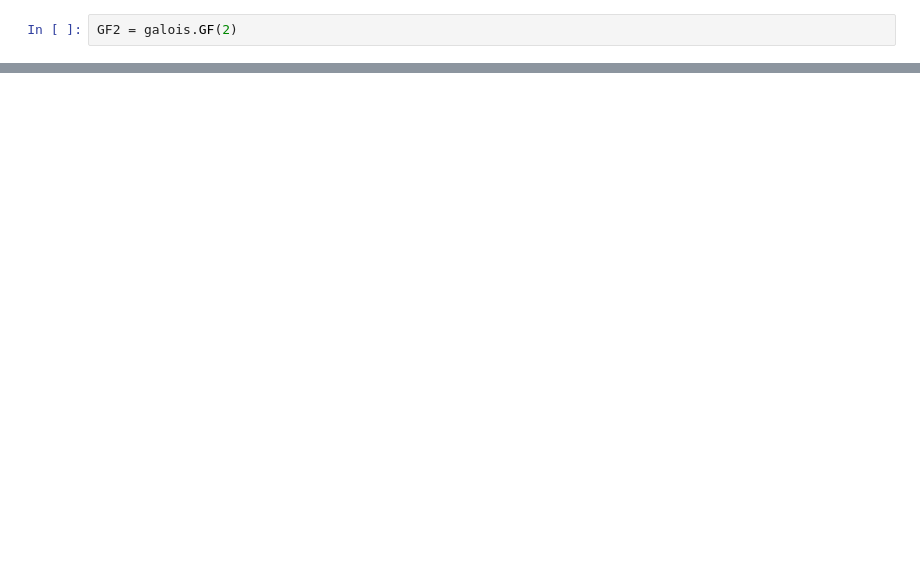
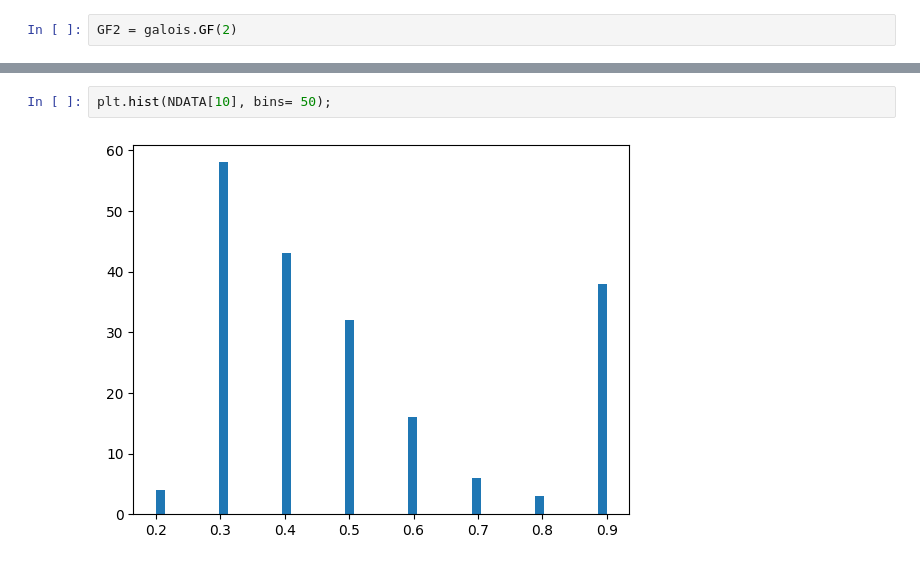
Before and after one commit to pafloxy/graphix_pafloxy, a Jupyter notebook: scrtach/scratch1.ipynb, the cells around one changed output, grey strips where cells are left out. Saved outputs shown, nothing was run; the diff lists cells and outputs as text; blank space fills up the shorter version.

```diff
--- a/scrtach/scratch1.ipynb
+++ b/scrtach/scratch1.ipynb
@@ -72,0 +287,4 @@ np.array_equal(id, np.diag(np.diag(id)))
+# %%
+plt.hist(NDATA[10], bins= 50);
+# %% [output]
+[figure, added]
```
Also changed, not shown: parts of 34 cells of this notebook, 1 other file.
